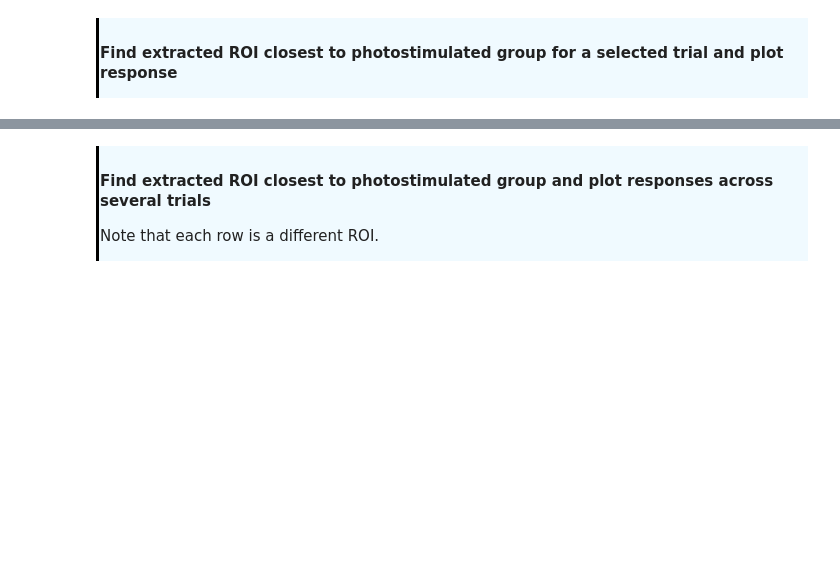
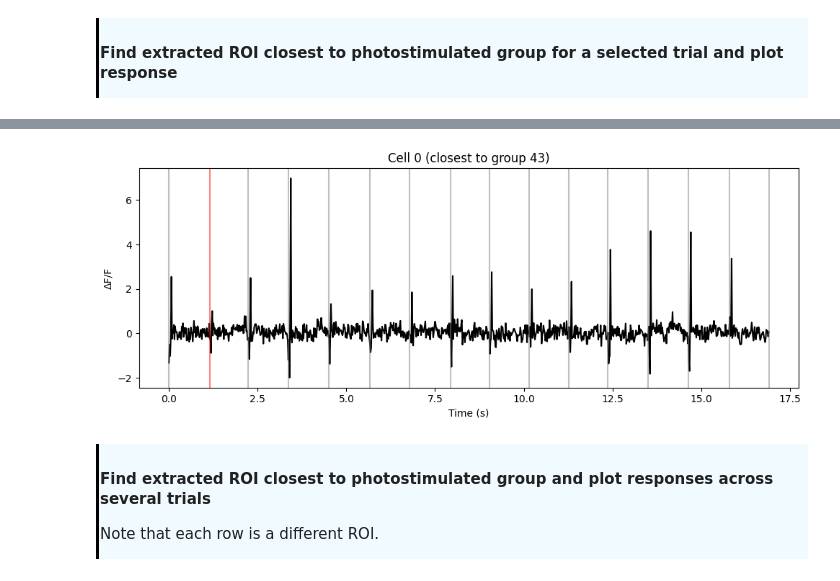
Before and after one commit to AllenNeuralDynamics/AIND-CNC-BCI-Workshop, a Jupyter notebook: code/demo_dev.ipynb, the cells around one changed output, grey strips where cells are left out. Drawn from its saved outputs; the diff is of its cells as text; code cells hidden in the pictures; blank space fills up the shorter version.

```diff
--- a/code/demo_dev.ipynb
+++ b/code/demo_dev.ipynb
@@ -744,3 +711,42 @@ plt.show()
+# %%
+# Initialize variables
+trial_of_interest = 2
+pre_t = int(0.2 * frame_rate) # pre-trial time window
+post_t = int(0 * frame_rate)  # post-trial time window
+
+# Get the group index of the photostimulated neuron
+group = photostim.group_index[trial_of_interest - 1] # subtract one to get correct indexing
+# Get the closest_roi (dff index of the photostimulated neuron)
+cell = photostim.closest_roi[trial_of_interest - 1]
+
+# Define time window for plotting
+start_f = max(0, stim_frames[0] - pre_t)
+stop_f  = min(len(dff), stim_frames[-1] + post_t)
+t = np.arange(start_f, stop_f) / frame_rate
+
+# Get dff trace for the selected neuron
+trace = dff[start_f:stop_f, cell]
+plt.plot(t, trace, 'k')
+
+# Get the photostimulation trial times
+events = photostim[photostim.stimulus_name == 'photostim'].iloc[:16]
+stim_frames = events['start_frame'].values
+
+# Plot the photostimulation trial times
+for i, f in enumerate(stim_frames):
+    if start_f <= f <= stop_f:
+        color = 'gray'
+        if i == trial_of_interest - 1:
+            color = 'r'
+        plt.axvline(f / frame_rate, color=color, alpha=0.5)
+
+plt.xlabel('Time (s)')
+plt.ylabel('ΔF/F')
+plt.title(f'Cell {cell} (closest to group {group})')
+plt.tight_layout()
+plt.show()
+# %% [output]
+[figure, added]
 # %% [markdown]
 <div style="border-left: 3px solid #000; padding: 1px; padding-left: 10px; background: #F0FAFF; ">
 
```
Also changed, not shown: parts of 10 cells of this notebook.
